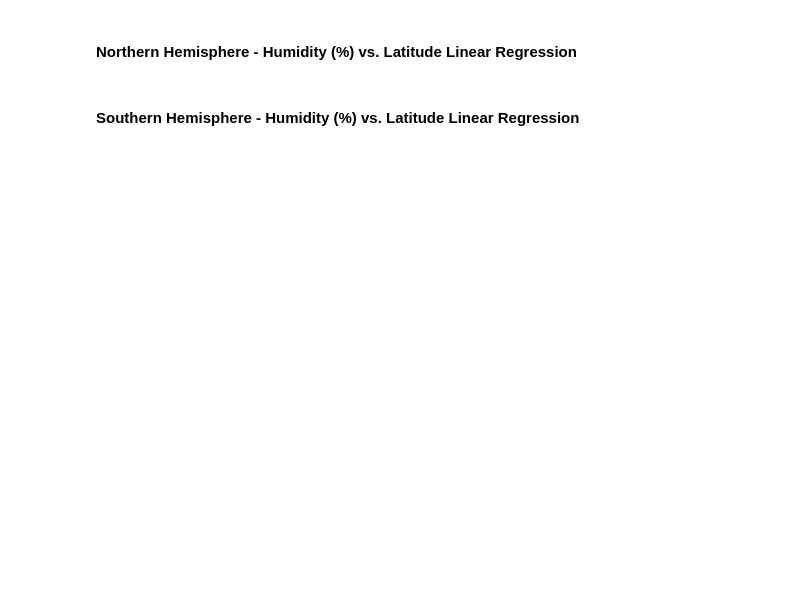
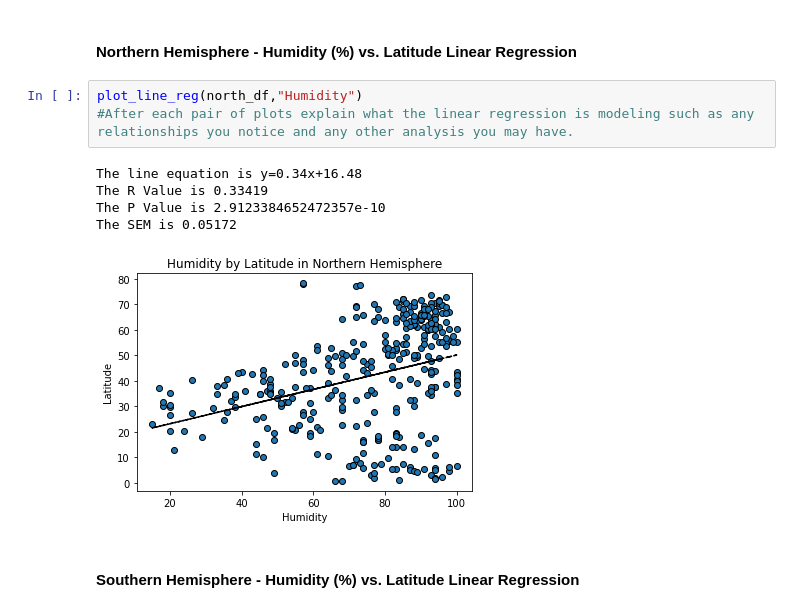
Before and after one commit to travisb98/Weather_API, a Jupyter notebook: Weather/WeatherPy.ipynb, the cells around one changed output. Saved outputs shown, nothing was run; the diff lists cells and outputs as text; blank space fills up the shorter version.

```diff
--- a/Weather/WeatherPy.ipynb
+++ b/Weather/WeatherPy.ipynb
@@ -209,4 +278,13 @@ scatty('Wind Speed')
 # %% [markdown]
 ####  Northern Hemisphere - Humidity (%) vs. Latitude Linear Regression
+# %%
+plot_line_reg(north_df,"Humidity")
+#After each pair of plots explain what the linear regression is modeling such as any relationships you notice and any other analysis you may have.
+# %% [output]
+The line equation is y=0.34x+16.48
+The R Value is 0.33419
+The P Value is 2.9123384652472357e-10
+The SEM is 0.05172
+[figure, added]
 # %% [markdown]
 ####  Southern Hemisphere - Humidity (%) vs. Latitude Linear Regression
```
Also changed, not shown: parts of 13 cells of this notebook, 13 other files.
